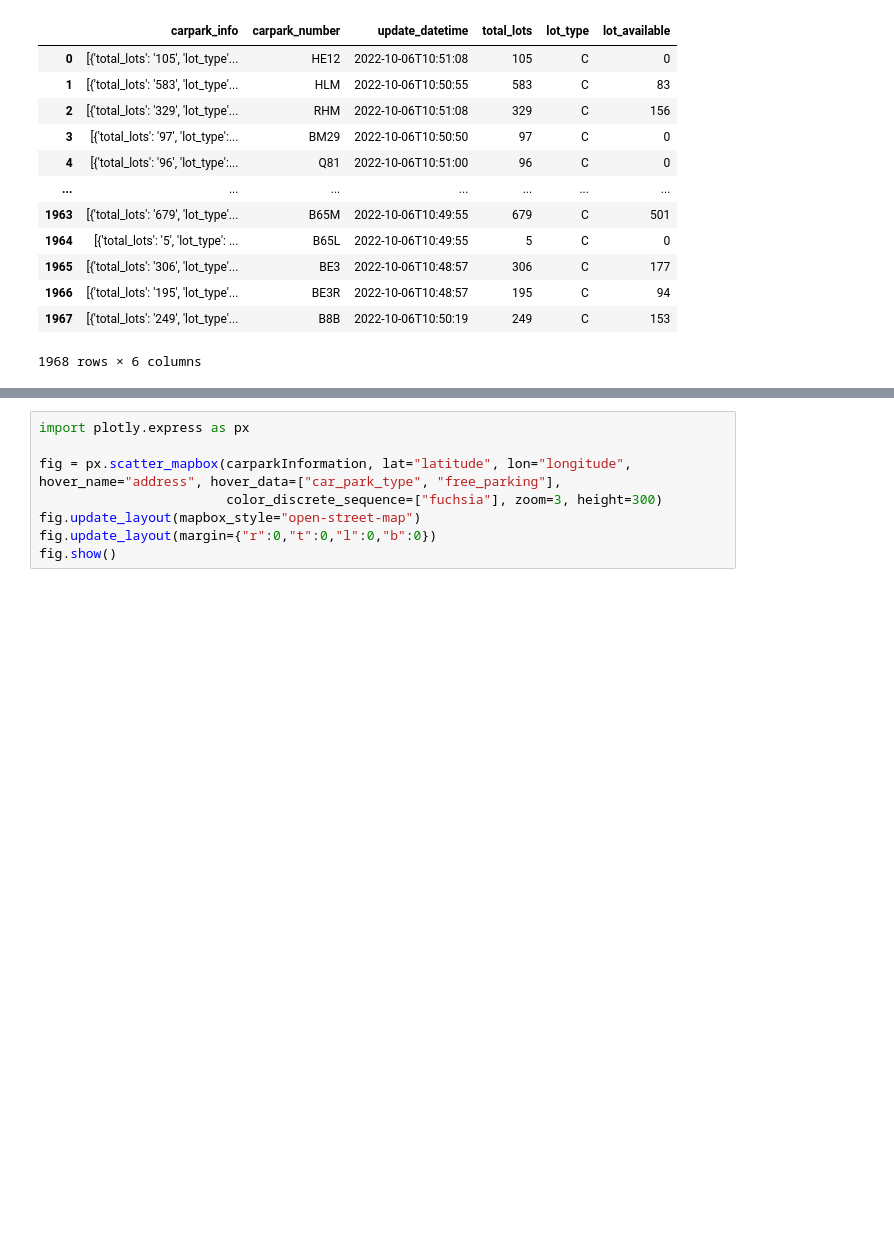
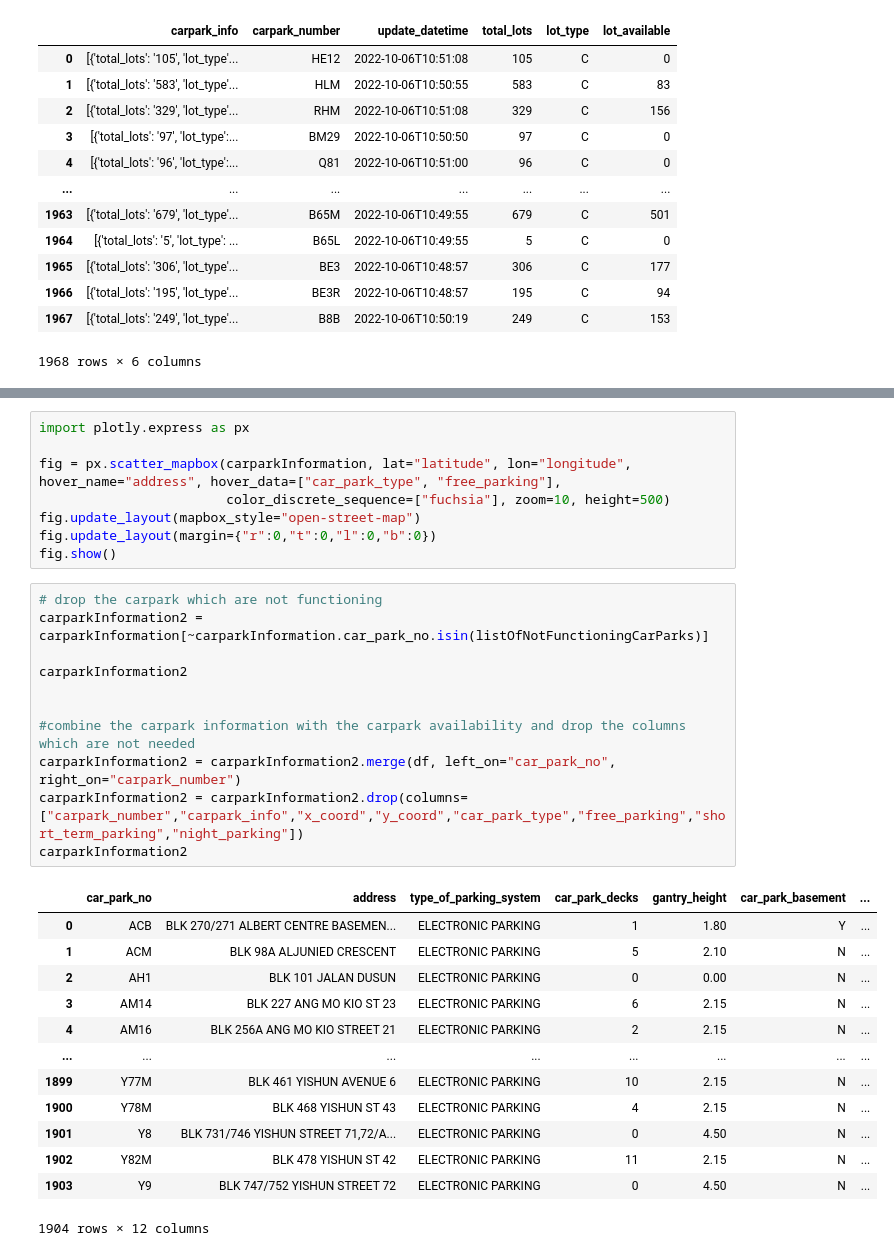
Before and after one commit to justrach/Carpark-Analysis-Project, a Jupyter notebook: test.ipynb, the cells around one changed output, grey strips where cells are left out. Saved outputs shown, nothing was run; the diff lists cells and outputs as text; blank space fills up the shorter version.

```diff
--- a/test.ipynb
+++ b/test.ipynb
@@ -190,7 +198,32 @@ This function is deprecated. See: https://pyproj4.github.io/pyproj/stable/gotcha
 import plotly.express as px
 
 fig = px.scatter_mapbox(carparkInformation, lat="latitude", lon="longitude", hover_name="address", hover_data=["car_park_type", "free_parking"],
-                        color_discrete_sequence=["fuchsia"], zoom=3, height=300)
+                        color_discrete_sequence=["fuchsia"], zoom=10, height=500)
 fig.update_layout(mapbox_style="open-street-map")
 fig.update_layout(margin={"r":0,"t":0,"l":0,"b":0})
 fig.show()
+# %%
+# drop the carpark which are not functioning
+carparkInformation2 = carparkInformation[~carparkInformation.car_park_no.isin(listOfNotFunctioningCarParks)]
+
+carparkInformation2
+
+
+#combine the carpark information with the carpark availability and drop the columns which are not needed
+carparkInformation2 = carparkInformation2.merge(df, left_on="car_park_no", right_on="carpark_number")
+carparkInformation2 = carparkInformation2.drop(columns=["carpark_number","carpark_info","x_coord","y_coord","car_park_type","free_parking","short_term_parking","night_parking"])
+carparkInformation2
+# %% [output]
+|  | car_park_no | address | type_of_parking_system | car_park_decks | gantry_height | car_park_basement | ... |
+| 0 | ACB | BLK 270/271 ALBERT CENTRE BASEMEN... | ELECTRONIC PARKING | 1 | 1.80 | Y | ... |
+| 1 | ACM | BLK 98A ALJUNIED CRESCENT | ELECTRONIC PARKING | 5 | 2.10 | N | ... |
+| 2 | AH1 | BLK 101 JALAN DUSUN | ELECTRONIC PARKING | 0 | 0.00 | N | ... |
+| 3 | AM14 | BLK 227 ANG MO KIO ST 23 | ELECTRONIC PARKING | 6 | 2.15 | N | ... |
+| 4 | AM16 | BLK 256A ANG MO KIO STREET 21 | ELECTRONIC PARKING | 2 | 2.15 | N | ... |
+| ... | ... | ... | ... | ... | ... | ... | ... |
+| 1899 | Y77M | BLK 461 YISHUN AVENUE 6 | ELECTRONIC PARKING | 10 | 2.15 | N | ... |
+| 1900 | Y78M | BLK 468 YISHUN ST 43 | ELECTRONIC PARKING | 4 | 2.15 | N | ... |
+| 1901 | Y8 | BLK 731/746 YISHUN STREET 71,72/A... | ELECTRONIC PARKING | 0 | 4.50 | N | ... |
+| 1902 | Y82M | BLK 478 YISHUN ST 42 | ELECTRONIC PARKING | 11 | 2.15 | N | ... |
+| 1903 | Y9 | BLK 747/752 YISHUN STREET 72 | ELECTRONIC PARKING | 0 | 4.50 | N | ... |
+1904 rows × 12 columns
```
Also changed, not shown: parts of 8 cells of this notebook, 1 other file.
